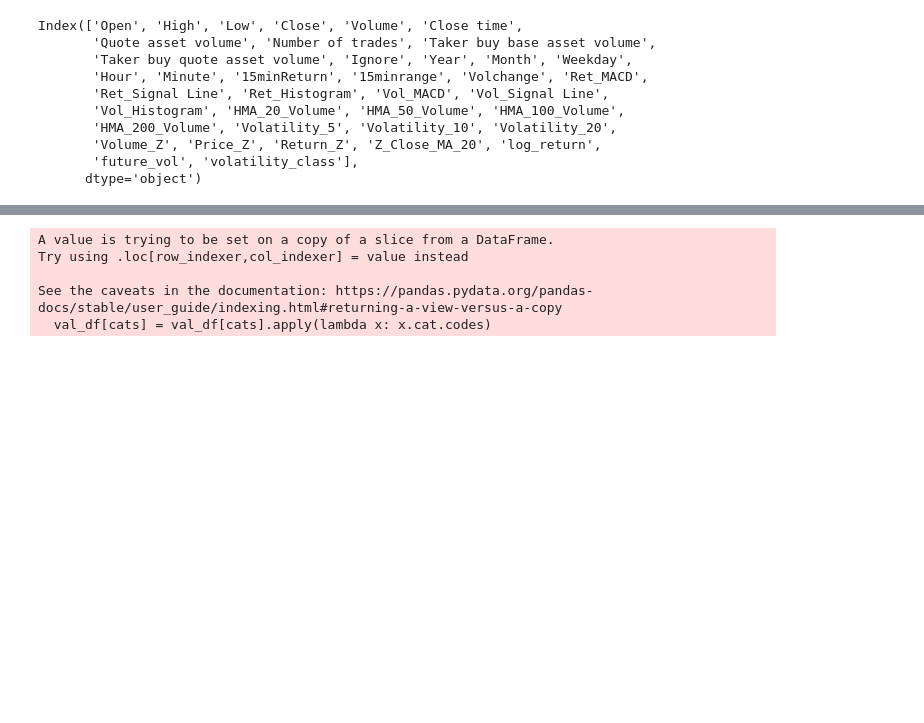
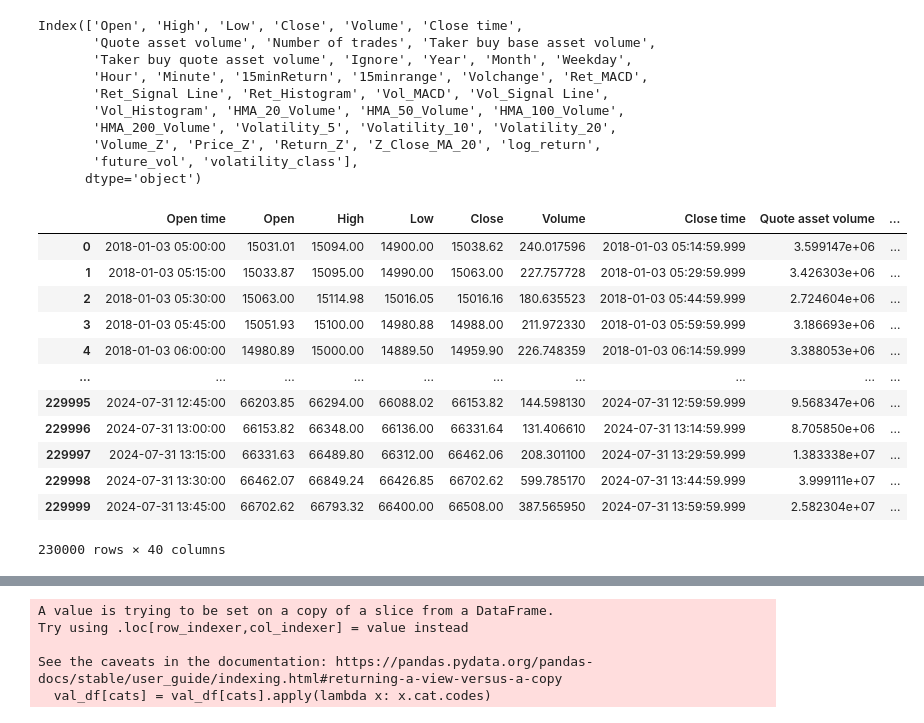
Before and after one commit to WRTeng/BVIX-Predictor, a Jupyter notebook: notebooks/3Trial.ipynb, the cells around one changed output, grey strips where cells are left out. Cells and saved outputs as stored; diff of their text form; code cells hidden in the pictures; blank space fills up the shorter version.

```diff
--- a/notebooks/3Trial.ipynb
+++ b/notebooks/3Trial.ipynb
@@ -154,0 +155,16 @@ Index(['Open', 'High', 'Low', 'Close', 'Volume', 'Close time',
+# %%
+df1.reset_index(drop=False)
+# %% [output]
+|  | Open time | Open | High | Low | Close | Volume | Close time | Quote asset volume | ... |
+| 0 | 2018-01-03 05:00:00 | 15031.01 | 15094.00 | 14900.00 | 15038.62 | 240.017596 | 2018-01-03 05:14:59.999 | 3.599147e+06 | ... |
+| 1 | 2018-01-03 05:15:00 | 15033.87 | 15095.00 | 14990.00 | 15063.00 | 227.757728 | 2018-01-03 05:29:59.999 | 3.426303e+06 | ... |
+| 2 | 2018-01-03 05:30:00 | 15063.00 | 15114.98 | 15016.05 | 15016.16 | 180.635523 | 2018-01-03 05:44:59.999 | 2.724604e+06 | ... |
+| 3 | 2018-01-03 05:45:00 | 15051.93 | 15100.00 | 14980.88 | 14988.00 | 211.972330 | 2018-01-03 05:59:59.999 | 3.186693e+06 | ... |
+| 4 | 2018-01-03 06:00:00 | 14980.89 | 15000.00 | 14889.50 | 14959.90 | 226.748359 | 2018-01-03 06:14:59.999 | 3.388053e+06 | ... |
+| ... | ... | ... | ... | ... | ... | ... | ... | ... | ... |
+| 229995 | 2024-07-31 12:45:00 | 66203.85 | 66294.00 | 66088.02 | 66153.82 | 144.598130 | 2024-07-31 12:59:59.999 | 9.568347e+06 | ... |
+| 229996 | 2024-07-31 13:00:00 | 66153.82 | 66348.00 | 66136.00 | 66331.64 | 131.406610 | 2024-07-31 13:14:59.999 | 8.705850e+06 | ... |
+| 229997 | 2024-07-31 13:15:00 | 66331.63 | 66489.80 | 66312.00 | 66462.06 | 208.301100 | 2024-07-31 13:29:59.999 | 1.383338e+07 | ... |
+| 229998 | 2024-07-31 13:30:00 | 66462.07 | 66849.24 | 66426.85 | 66702.62 | 599.785170 | 2024-07-31 13:44:59.999 | 3.999111e+07 | ... |
+| 229999 | 2024-07-31 13:45:00 | 66702.62 | 66793.32 | 66400.00 | 66508.00 | 387.565950 | 2024-07-31 13:59:59.999 | 2.582304e+07 | ... |
+230000 rows × 40 columns
```
Also changed, not shown: parts of 5 cells of this notebook, 5 other files.
